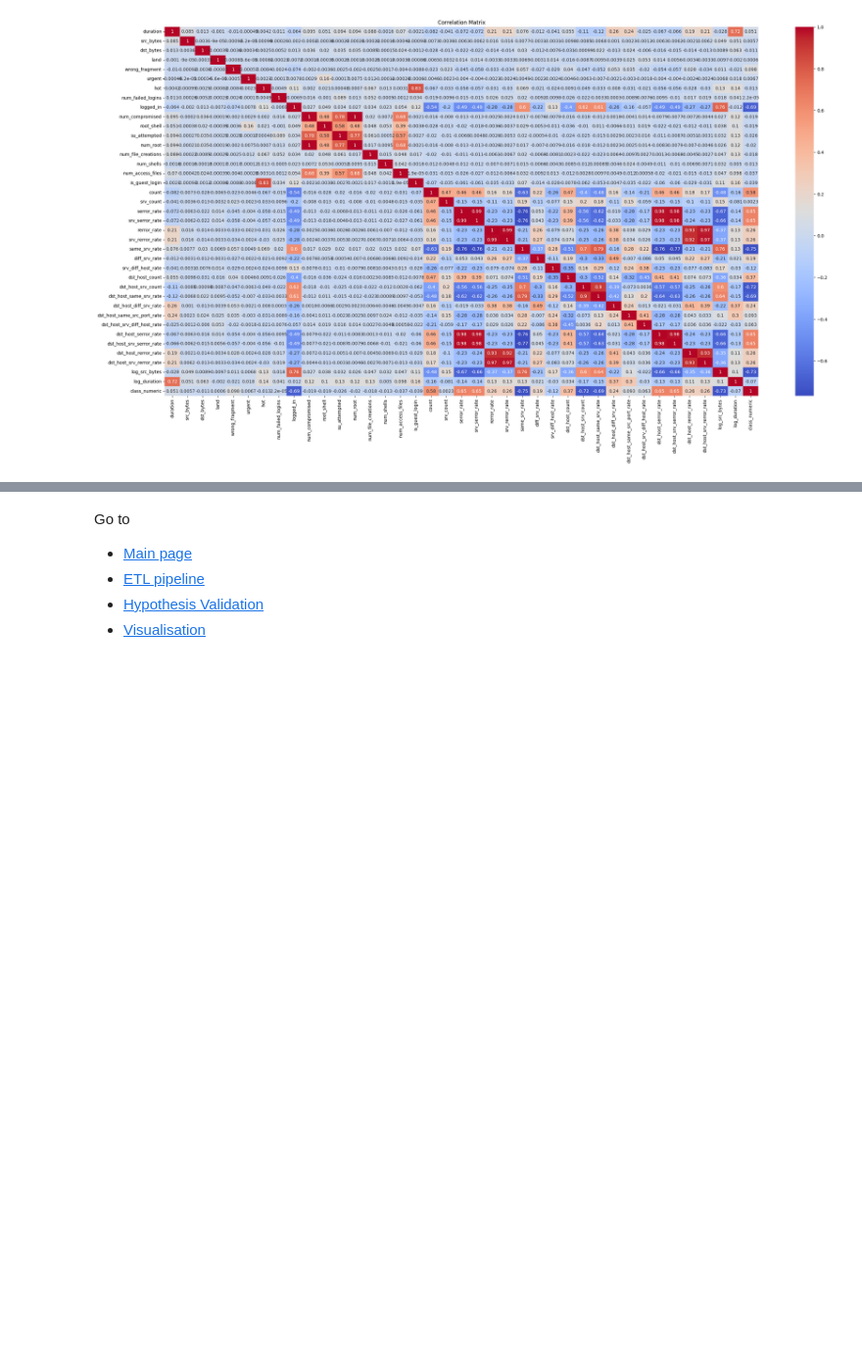
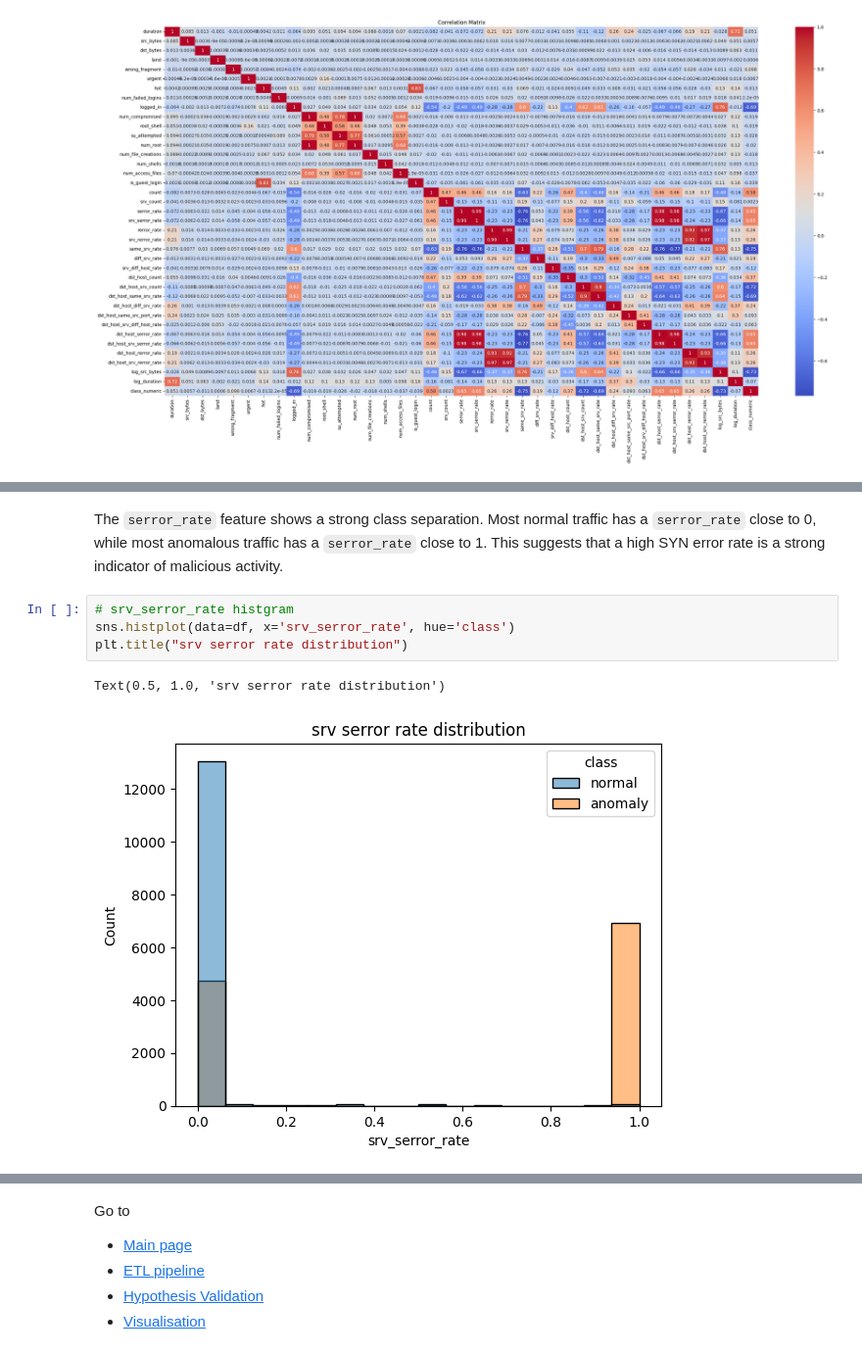
Before and after one commit to SelinaFischer/unmasking_hidden_cyber_threats_t5, a Jupyter notebook: jupyter_notebooks/2. eda_analysis.ipynb, the cells around one changed output, grey strips where cells are left out. Shown at 98% size. Saved outputs shown, nothing was run; the diff lists cells and outputs as text; blank space fills up the shorter version.

```diff
--- a/jupyter_notebooks/2. eda_analysis.ipynb
+++ b/jupyter_notebooks/2. eda_analysis.ipynb
@@ -163,0 +172,9 @@ The 'count' feature, which measures the number of recent connections to the same
+# %% [markdown]
+The `serror_rate` feature shows a strong class separation. Most normal traffic has a `serror_rate` close to 0, while most anomalous traffic has a `serror_rate` close to 1. This suggests that a high SYN error rate is a strong indicator of malicious activity.
+# %%
+# srv_serror_rate histgram
+sns.histplot(data=df, x='srv_serror_rate', hue='class')
+plt.title("srv serror rate distribution")
+# %% [output]
+Text(0.5, 1.0, 'srv serror rate distribution')
+[figure, added]
```
Also changed, not shown: parts of 10 cells of this notebook.
